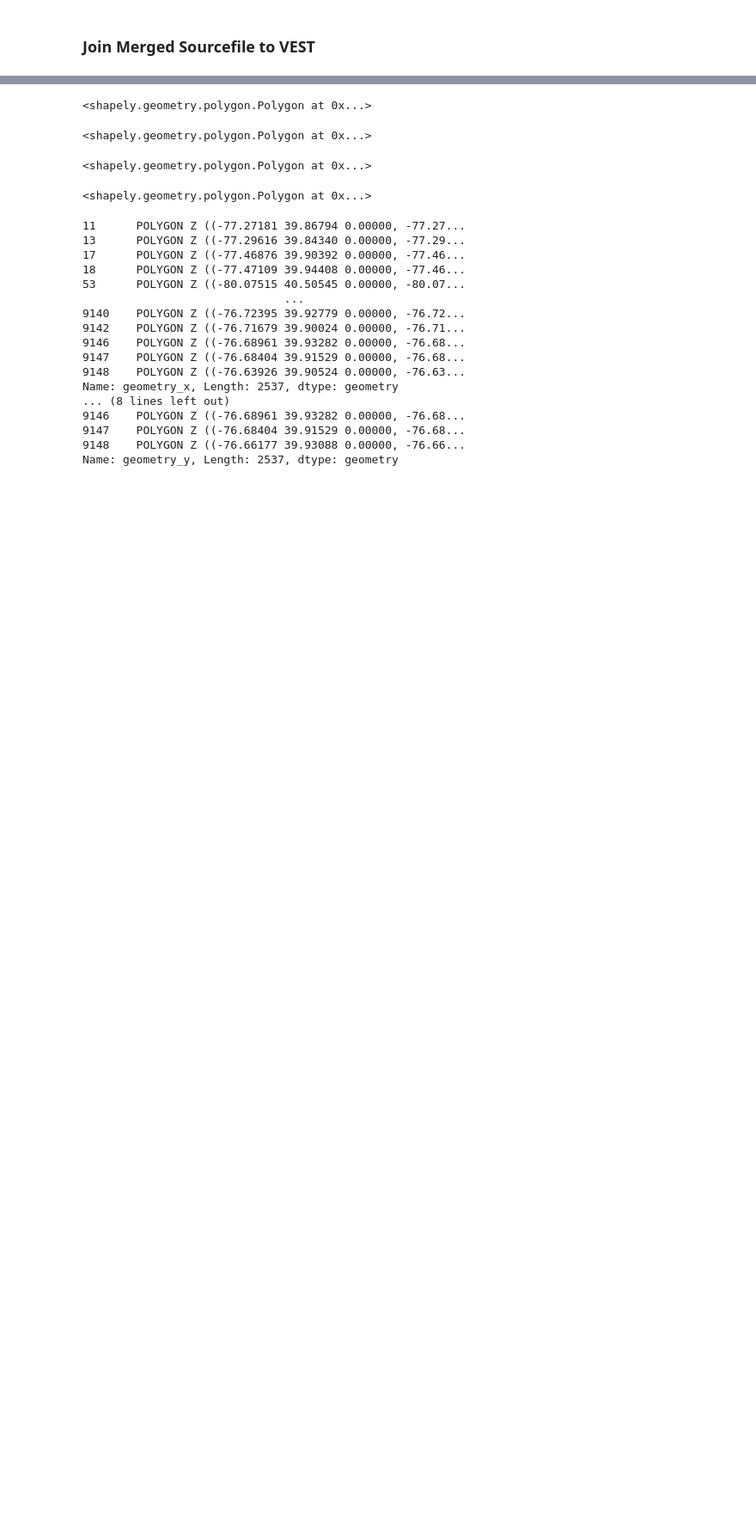
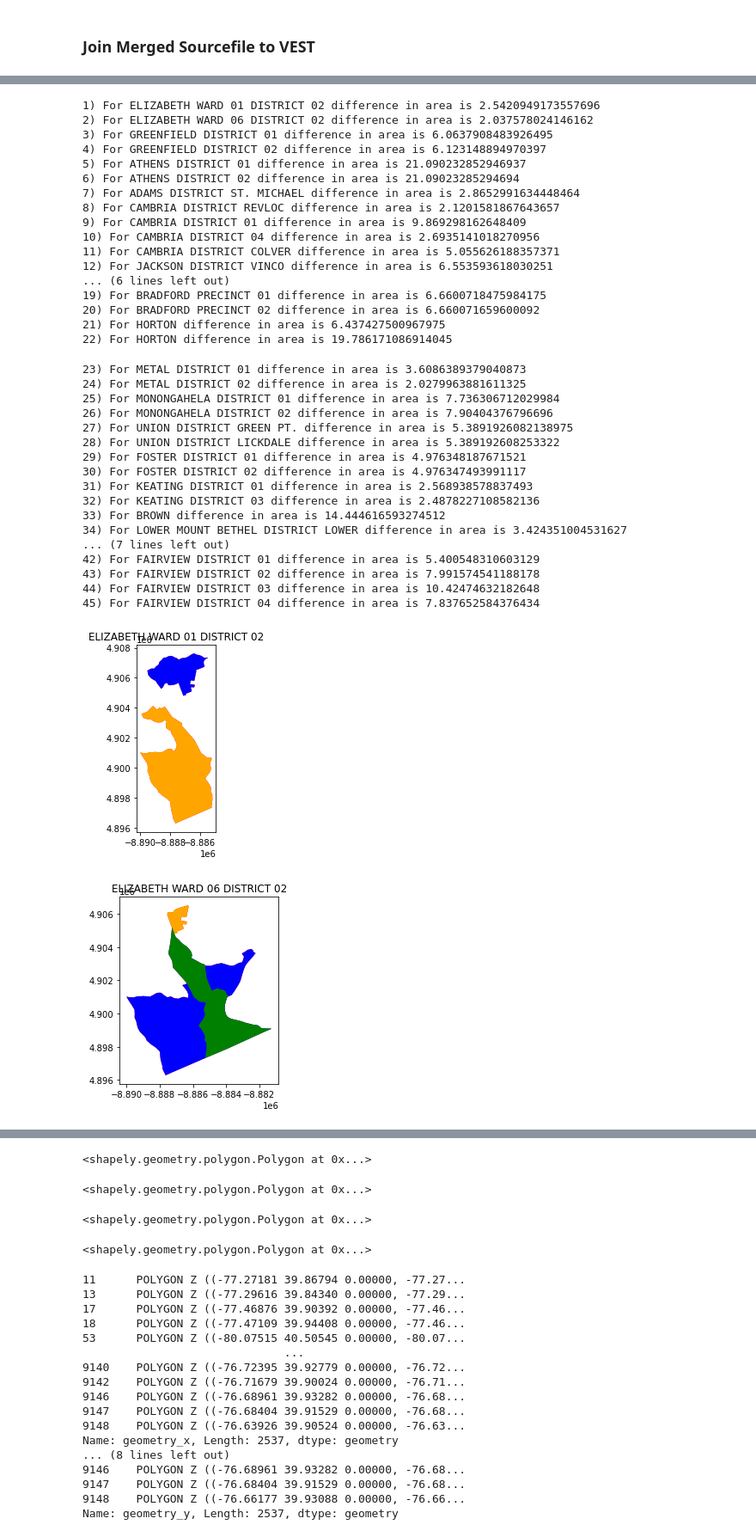
Before and after one commit to nonpartisan-redistricting-datahub/pdv-pa, a Jupyter notebook: vest-pa-2018/VEST_PA_18_replication.ipynb, the cells around one changed output, grey strips where cells are left out. Shown at 86% size. Cells and saved outputs as stored; diff of their text form; code cells hidden in the pictures; blank space fills up the shorter version.

```diff
--- a/vest-pa-2018/VEST_PA_18_replication.ipynb
+++ b/vest-pa-2018/VEST_PA_18_replication.ipynb
@@ -1016,0 +1053,59 @@ source_geoms[~vals].plot()
+# %%
+count = 0
+for i in range(0,len(source_geoms[~vals])):
+    diff = source_geoms[~vals].iloc[[i]].symmetric_difference(vest_geoms[~vals].iloc[[i]])
+    intersection = source_geoms[~vals].iloc[[i]].intersection(vest_geoms[~vals].iloc[[i]])
+    area = float(diff.area/10e6)
+    #print("Area is " + str(area))
+    if (area > 2):
+        count += 1
+        name = source_geoms[~vals].iat[i,2]
+        print(str(count)+") For " + name + " difference in area is " + str(area))
+        if (intersection.iloc[0].is_empty):
+            base = diff.plot(color="red")
+            source_geoms[~vals].iloc[[i]].plot(color="orange",ax=base)
+            vest_geoms[~vals].iloc[[i]].plot(color="blue",ax=base)
+            base.set_title(name)
+        else:
+            base = diff.plot(color="red")
+            source_geoms[~vals].iloc[[i]].plot(color="orange",ax=base)
+            vest_geoms[~vals].iloc[[i]].plot(color="blue",ax=base)
+            intersection.plot(color="green",ax=base)
+            base.set_title(name)
+# %% [output]
+1) For ELIZABETH WARD 01 DISTRICT 02 difference in area is 2.5420949173557696
+2) For ELIZABETH WARD 06 DISTRICT 02 difference in area is 2.037578024146162
+3) For GREENFIELD DISTRICT 01 difference in area is 6.0637908483926495
+4) For GREENFIELD DISTRICT 02 difference in area is 6.123148894970397
+5) For ATHENS DISTRICT 01 difference in area is 21.090232852946937
+6) For ATHENS DISTRICT 02 difference in area is 21.09023285294694
+7) For ADAMS DISTRICT ST. MICHAEL difference in area is 2.8652991634448464
+8) For CAMBRIA DISTRICT REVLOC difference in area is 2.1201581867643657
+9) For CAMBRIA DISTRICT 01 difference in area is 9.869298162648409
+10) For CAMBRIA DISTRICT 04 difference in area is 2.6935141018270956
+11) For CAMBRIA DISTRICT COLVER difference in area is 5.055626188357371
+12) For JACKSON DISTRICT VINCO difference in area is 6.553593618030251
+... (6 lines left out)
+19) For BRADFORD PRECINCT 01 difference in area is 6.6600718475984175
+20) For BRADFORD PRECINCT 02 difference in area is 6.660071659600092
+21) For HORTON difference in area is 6.437427500967975
+22) For HORTON difference in area is 19.786171086914045
+23) For METAL DISTRICT 01 difference in area is 3.6086389379040873
+24) For METAL DISTRICT 02 difference in area is 2.0279963881611325
+25) For MONONGAHELA DISTRICT 01 difference in area is 7.736306712029984
+26) For MONONGAHELA DISTRICT 02 difference in area is 7.90404376796696
+27) For UNION DISTRICT GREEN PT. difference in area is 5.3891926082138975
+28) For UNION DISTRICT LICKDALE difference in area is 5.389192608253322
+29) For FOSTER DISTRICT 01 difference in area is 4.976348187671521
+30) For FOSTER DISTRICT 02 difference in area is 4.976347493991117
+31) For KEATING DISTRICT 01 difference in area is 2.568938578837493
+32) For KEATING DISTRICT 03 difference in area is 2.4878227108582136
+33) For BROWN difference in area is 14.444616593274512
+34) For LOWER MOUNT BETHEL DISTRICT LOWER difference in area is 3.424351004531627
+... (7 lines left out)
+42) For FAIRVIEW DISTRICT 01 difference in area is 5.400548310603129
+43) For FAIRVIEW DISTRICT 02 difference in area is 7.991574541188178
+44) For FAIRVIEW DISTRICT 03 difference in area is 10.42474632182648
+45) For FAIRVIEW DISTRICT 04 difference in area is 7.837652584376434
+[figure, added]
+[figure, added]
```
Also changed, not shown: parts of 43 cells of this notebook.
